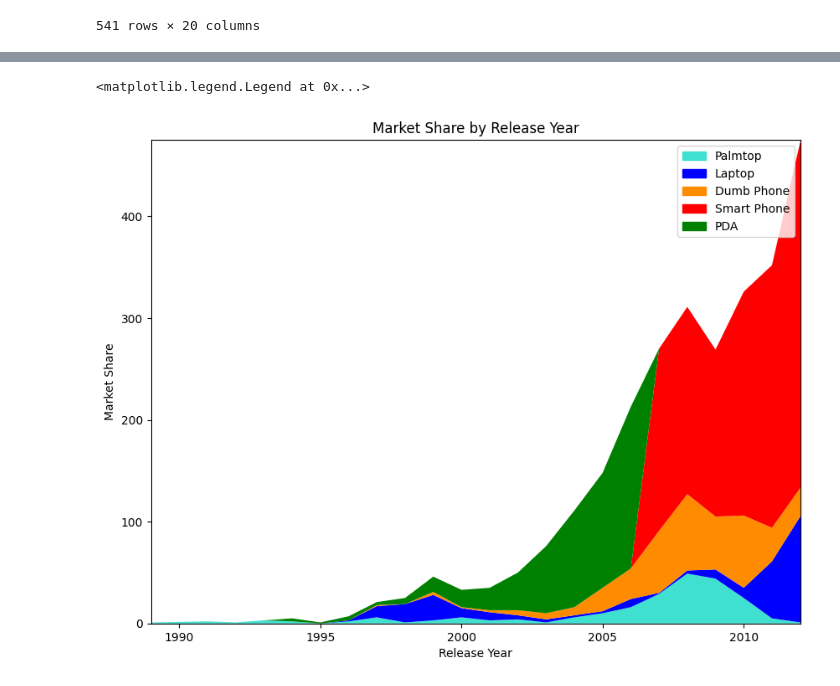
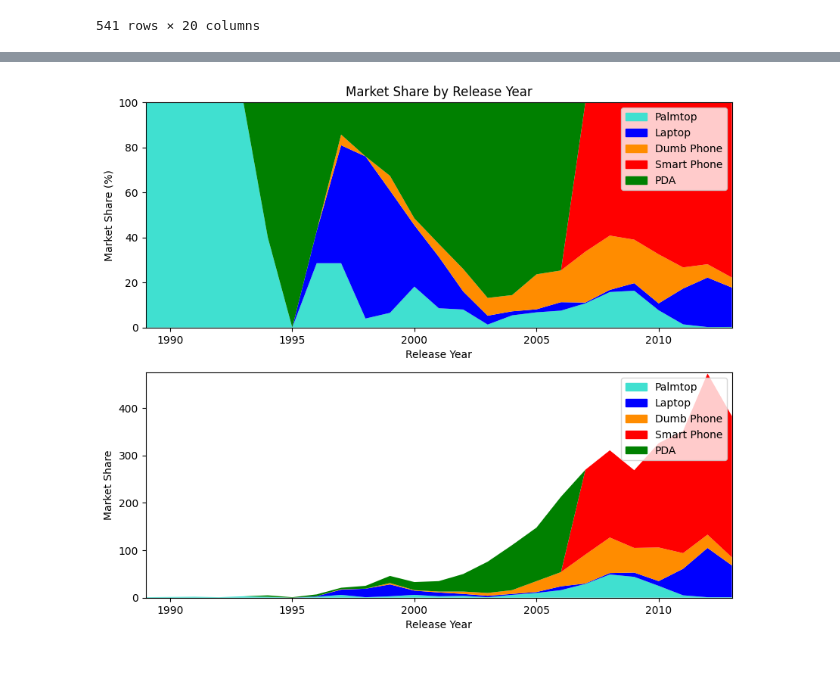
Before and after one commit to MageAthena/visualisation-data-analysis, a Jupyter notebook: COMP5048 Assignment 2.ipynb, the cells around one changed output, grey strips where cells are left out. Saved outputs shown, nothing was run; the diff lists cells and outputs as text; code cells hidden in the pictures.

```diff
--- a/COMP5048 Assignment 2.ipynb
+++ b/COMP5048 Assignment 2.ipynb
@@ -264,14 +248,23 @@ plt.legend(handles=colour_handles)
-# %%
-plt.stackplot(list(data_time.index.values), data_time.T.values, colors=colours.values())
-
-plt.ylabel('Market Share')
-plt.xlabel('Release Year')
-plt.title("Market Share by Release Year")
-
-plt.xlim([1989, 2012])
-plt.ylim([0, 475])
-
-plt.legend(handles=colour_handles)
-# %% [output]
-<matplotlib.legend.Legend at 0x...>
-[figure, removed]
+# %%
+fig, axs = plt.subplots(2, 1, figsize=(10,8.5))
+axs[0].stackplot(list(data_time_percent.index.values), data_time_percent.T.values * 100, colors=colours.values())
+axs[1].stackplot(list(data_time.index.values), data_time.T.values, colors=colours.values())
+
+axs[0].set_title('Market Share by Release Year')
+
+axs[0].set_xlim([1989, 2013])
+axs[1].set_xlim([1989, 2013])
+axs[0].set_xlabel("Release Year")
+axs[1].set_xlabel("Release Year")
+
+axs[0].set_ylabel("Market Share (%)")
+axs[0].set_ylim([0, 100])
+
+axs[1].set_ylabel("Market Share")
+axs[1].set_ylim([0, 475])
+
+axs[0].legend(handles=colour_handles)
+axs[1].legend(handles=colour_handles)
+plt.show()
+# %% [output]
+[figure, added]
```
Also changed, not shown: parts of 5 cells of this notebook.
